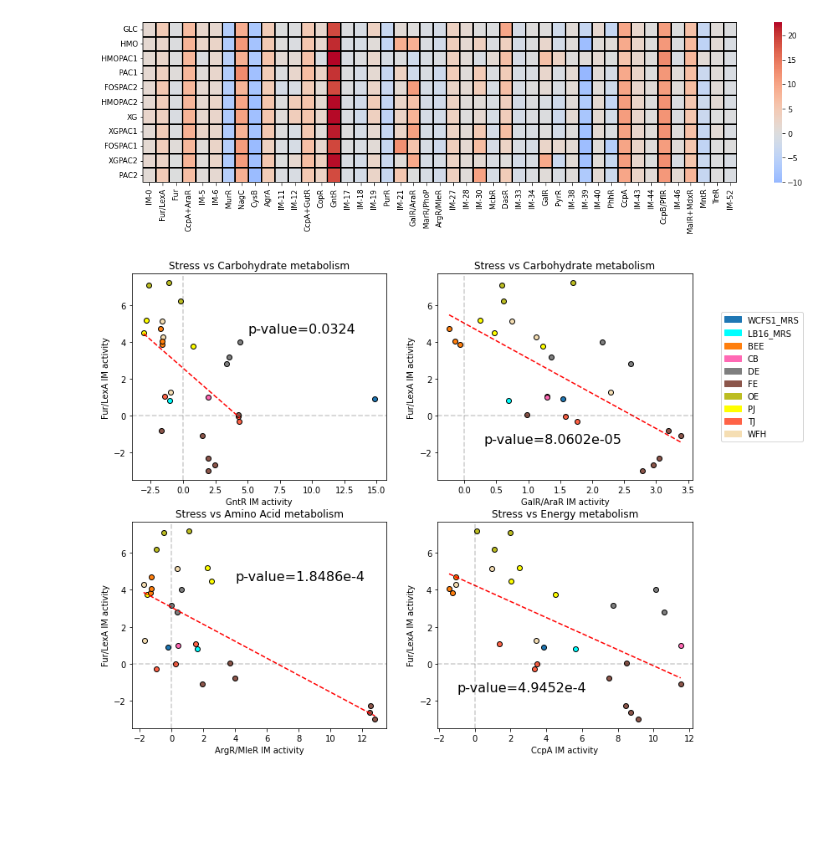
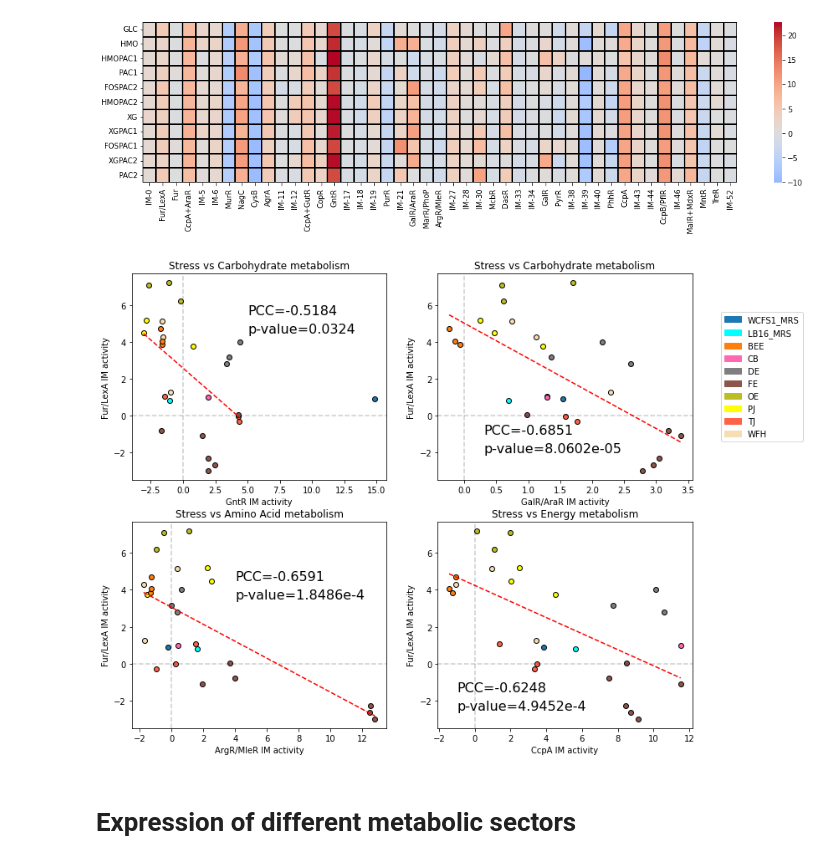
Before and after one commit to SizheQiu/LPiModulons, a Jupyter notebook: workflow/IM_activity_analysis.ipynb, the cells around one changed output. Drawn from its saved outputs; the diff is of its cells as text; code cells hidden in the pictures; blank space fills up the shorter version.

```diff
--- a/workflow/IM_activity_analysis.ipynb
+++ b/workflow/IM_activity_analysis.ipynb
@@ -143,34 +148,40 @@ add_linear(axs[0][0], A_hab.loc[16][1:], A_hab.loc[1][1:])
 
 scatter(axs[0][1], A_hab.loc[23], A_hab.loc[1],colors)
 add_linear(axs[0][1], A_hab.loc[23], A_hab.loc[1])
 axs[0][1].set_xlabel('GalR/AraR IM activity')
 
 scatter(axs[1][0], A_hab.loc[26], A_hab.loc[1],colors)
 axs[1][0].set_xlabel('ArgR/MleR IM activity')
 add_linear(axs[1][0], A_hab.loc[26], A_hab.loc[1])
 
 scatter(axs[1][1], A_hab.loc[42], A_hab.loc[1],colors)
 axs[1][1].set_xlabel('CcpA IM activity')
 add_linear(axs[1][1], A_hab.loc[42], A_hab.loc[1])
 handles = []
 for cond in color_dict.keys():
     handles.append( mpatches.Patch(color= color_dict[cond], label=cond))
 axs[0][1].legend(handles=handles,loc='right',bbox_to_anchor=[1.45, 0.5])
 
 
 for i in range(2):
     for j in range(2):
         axs[i][j].set_ylabel('Fur/LexA IM activity')
         axs[i][j].axhline(y=0, color='black', linestyle='--',alpha=0.2)
         axs[i][j].axvline(x=0, color='black', linestyle='--',alpha=0.2)
 axs[0][0].set_title('Stress vs Carbohydrate metabolism')
 axs[0][0].text(5,4.5,'p-value=0.0324',fontsize=16)
+axs[0][0].text(5,5.5,'PCC=-0.5184',fontsize=16)
 axs[0][1].set_title('Stress vs Carbohydrate metabolism')
-axs[0][1].text(0.3,-1.5,'p-value=8.0602e-05',fontsize=16)
+axs[0][1].text(0.3,-2.0,'p-value=8.0602e-05',fontsize=16)
+axs[0][1].text(0.3,-1.0,'PCC=-0.6851',fontsize=16)
 axs[1][0].set_title('Stress vs Amino Acid metabolism')
-axs[1][0].text(4,4.5,'p-value=1.8486e-4',fontsize=16)
+axs[1][0].text(4,3.5,'p-value=1.8486e-4',fontsize=16)
+axs[1][0].text(4,4.5,'PCC=-0.6591',fontsize=16)
 axs[1][1].set_title('Stress vs Energy metabolism')
-axs[1][1].text(-1,-1.5,'p-value=4.9452e-4',fontsize=16)
+axs[1][1].text(-1,-2.5,'p-value=4.9452e-4',fontsize=16)
+axs[1][1].text(-1,-1.5,'PCC=-0.6248',fontsize=16)
 plt.savefig('../../../../ICA_LP/Figures/stress_vs_primary.svg',format='svg',dpi=150)
 # %% [output]
-[figure, old version]
+[figure, new version]
+# %% [markdown]
+# Expression of different metabolic sectors
```
Also changed, not shown: parts of 8 cells of this notebook, 5 other files.
